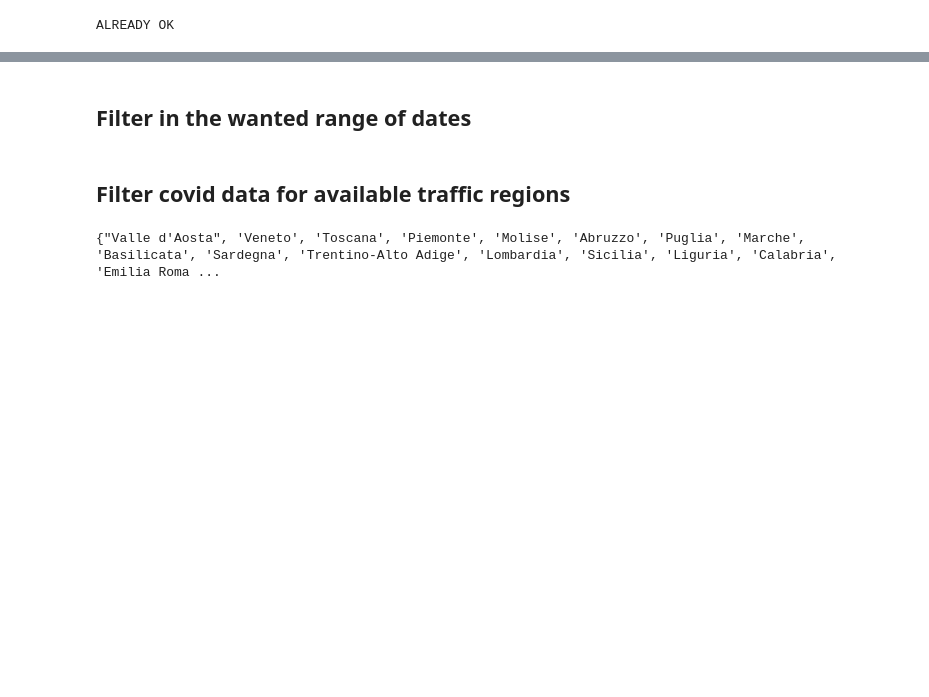
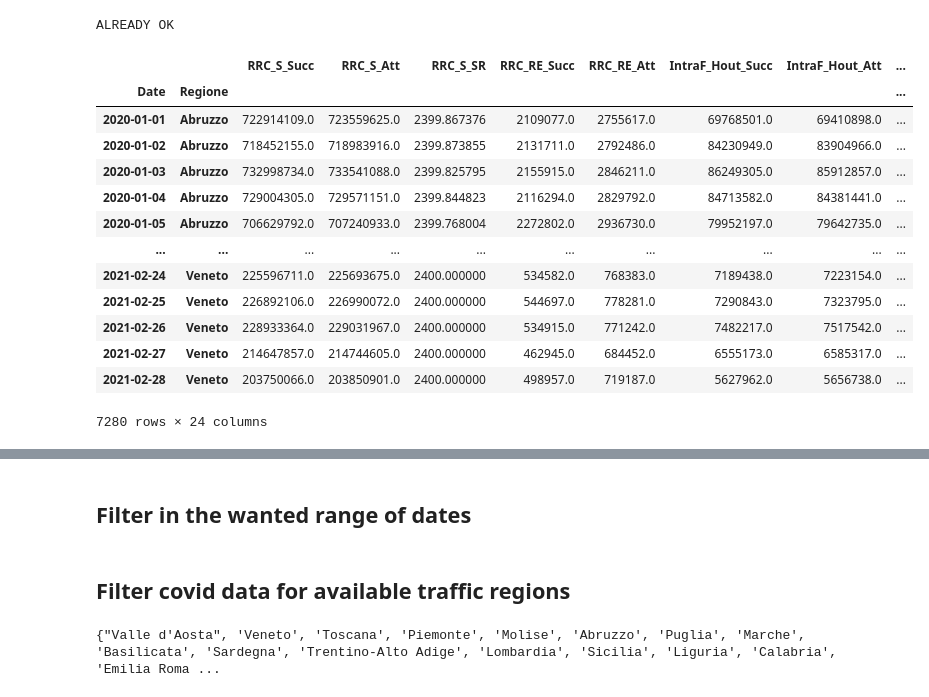
Before and after one commit to filipkrasniqi/networkcovid, a Jupyter notebook: Filip/Covid.ipynb, the cells around one changed output, grey strips where cells are left out. Cells and saved outputs as stored; diff of their text form; code cells hidden in the pictures; blank space fills up the shorter version.

```diff
--- a/Filip/Covid.ipynb
+++ b/Filip/Covid.ipynb
@@ -124,6 +124,23 @@ path_covid_predictions="{}predictions/covid.pkl".format(saved)
 path_covid_predictions_csv="{}predictions/covid.csv".format(saved)
 df_covid_predictions = pd.read_pickle(path_covid_predictions)
 df_covid_predictions.to_csv(path_covid_predictions_csv)
+# %%
+df_traffic_predictions_temp
+# %% [output]
+|  |  | RRC_S_Succ | RRC_S_Att | RRC_S_SR | RRC_RE_Succ | RRC_RE_Att | IntraF_Hout_Succ | IntraF_Hout_Att | ... |
+| Date | Regione |  |  |  |  |  |  |  | ... |
+| 2020-01-01 | Abruzzo | 722914109.0 | 723559625.0 | 2399.867376 | 2109077.0 | 2755617.0 | 69768501.0 | 69410898.0 | ... |
+| 2020-01-02 | Abruzzo | 718452155.0 | 718983916.0 | 2399.873855 | 2131711.0 | 2792486.0 | 84230949.0 | 83904966.0 | ... |
+| 2020-01-03 | Abruzzo | 732998734.0 | 733541088.0 | 2399.825795 | 2155915.0 | 2846211.0 | 86249305.0 | 85912857.0 | ... |
+| 2020-01-04 | Abruzzo | 729004305.0 | 729571151.0 | 2399.844823 | 2116294.0 | 2829792.0 | 84713582.0 | 84381441.0 | ... |
+| 2020-01-05 | Abruzzo | 706629792.0 | 707240933.0 | 2399.768004 | 2272802.0 | 2936730.0 | 79952197.0 | 79642735.0 | ... |
+| ... | ... | ... | ... | ... | ... | ... | ... | ... | ... |
+| 2021-02-24 | Veneto | 225596711.0 | 225693675.0 | 2400.000000 | 534582.0 | 768383.0 | 7189438.0 | 7223154.0 | ... |
+| 2021-02-25 | Veneto | 226892106.0 | 226990072.0 | 2400.000000 | 544697.0 | 778281.0 | 7290843.0 | 7323795.0 | ... |
+| 2021-02-26 | Veneto | 228933364.0 | 229031967.0 | 2400.000000 | 534915.0 | 771242.0 | 7482217.0 | 7517542.0 | ... |
+| 2021-02-27 | Veneto | 214647857.0 | 214744605.0 | 2400.000000 | 462945.0 | 684452.0 | 6555173.0 | 6585317.0 | ... |
+| 2021-02-28 | Veneto | 203750066.0 | 203850901.0 | 2400.000000 | 498957.0 | 719187.0 | 5627962.0 | 5656738.0 | ... |
+7280 rows × 24 columns
 # %%
 df_td_regione = df_traffic_daily.groupby('Regione').resample('D', on='Date').sum().reset_index()
 # %%
```
Also changed, not shown: parts of 1 cell of this notebook, 1 other file.
